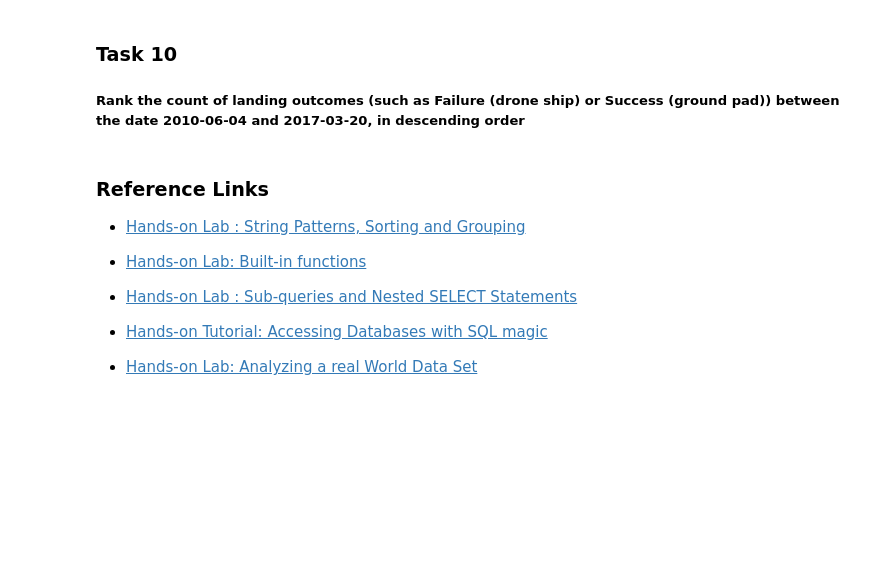
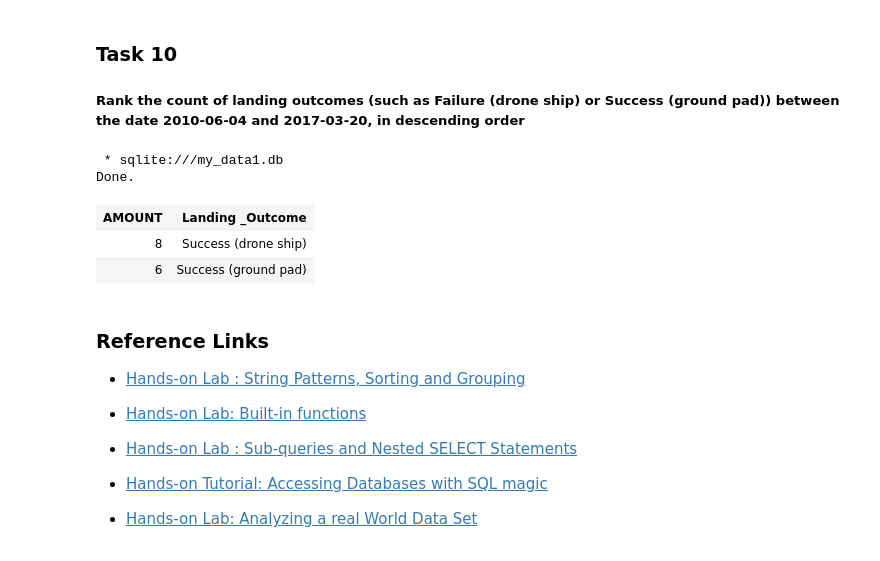
Before and after one commit to PriyaP-02/Applied_DS_Capstone, a Jupyter notebook: EDA with SQL Lab.ipynb, the cells around one changed output. Saved outputs shown, nothing was run; the diff lists cells and outputs as text; code cells hidden in the pictures; blank space fills up the shorter version.

```diff
--- a/EDA with SQL Lab.ipynb
+++ b/EDA with SQL Lab.ipynb
@@ -237,6 +295,16 @@ Done.
 ### Task 10
 
 ##### Rank the count of landing outcomes (such as Failure (drone ship) or Success (ground pad)) between the date 2010-06-04 and 2017-03-20, in descending order
+# %%
+%%sql select count([LANDING _OUTCOME]) as AMOUNT, [LANDING _OUTCOME] from SPACEXTBL
+where DATE between "04-06-2010" and "20-03-2017" and [LANDING _OUTCOME] like "Success (%"
+group by [LANDING _OUTCOME] order by count([LANDING _OUTCOME]) desc;
+# %% [output]
+ * sqlite:///my_data1.db
+Done.
+| AMOUNT | Landing _Outcome |
+| 8 | Success (drone ship) |
+| 6 | Success (ground pad) |
 # %% [markdown]
 ### Reference Links
 
```
Also changed, not shown: parts of 5 cells of this notebook.
